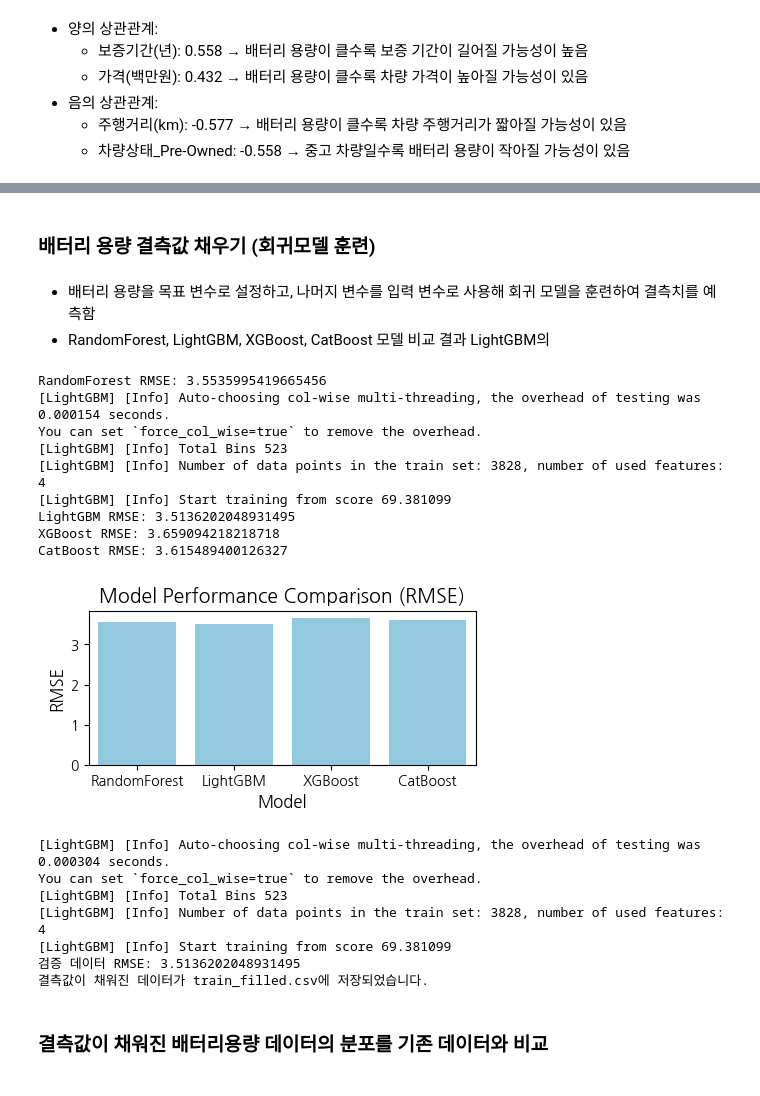
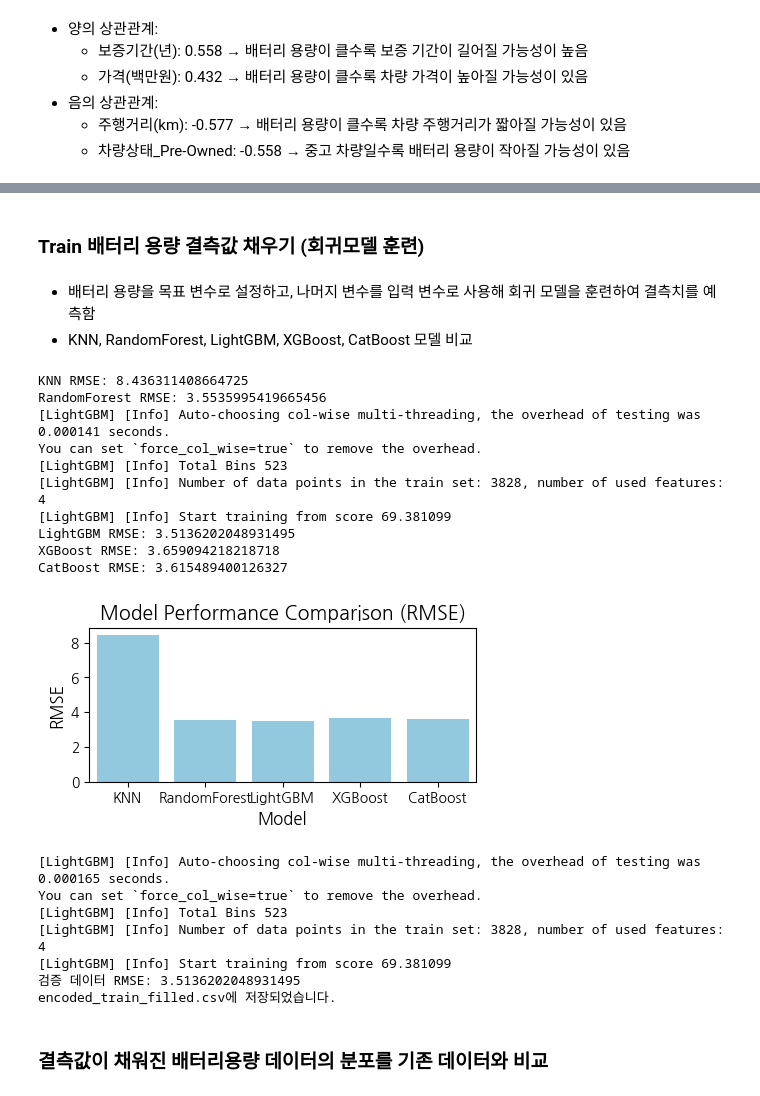
Before and after one commit to Lucypothesis/EV-price-prediction-hackathon, a Jupyter notebook: code/240115-pred02.ipynb, the cells around one changed output, grey strips where cells are left out. Cells and saved outputs as stored; diff of their text form; code cells hidden in the pictures.

```diff
--- a/baseline.ipynb
+++ b/code/240115-pred02.ipynb
@@ -295,10 +316,10 @@ print(correlation_with_battery)
 주행거리(km)          -0.576538
 Name: 배터리용량, dtype: float64
 # %% [markdown]
-### 배터리 용량 결측값 채우기 (회귀모델 훈련)
+### Train 배터리 용량 결측값 채우기 (회귀모델 훈련)
 # %% [markdown]
 - 배터리 용량을 목표 변수로 설정하고, 나머지 변수를 입력 변수로 사용해 회귀 모델을 훈련하여 결측치를 예측함
-- RandomForest, LightGBM, XGBoost, CatBoost 모델 비교 결과 LightGBM의
+- KNN, RandomForest, LightGBM, XGBoost, CatBoost 모델 비교
 # %%
 # 결측값이 없는 데이터와 결측값이 있는 데이터 분리
 train_data_no_na = encoded_data.dropna(subset=['배터리용량']).copy()
@@ -320,41 +341,43 @@ X_train, X_val, y_train, y_val = train_test_split(X, y, test_size=0.2, random_st
 # %%
 # 모델 리스트
 models = {
+    "KNN": KNeighborsRegressor(n_neighbors=5),
     "RandomForest": RandomForestRegressor(random_state=42),
     "LightGBM": LGBMRegressor(random_state=42),
     "XGBoost": XGBRegressor(random_state=42),
     "CatBoost": CatBoostRegressor(random_state=42, verbose=0)
 }
 
 # 결과 저장
 model_performance = {}
 
 # 모델 비교
 for name, model in models.items():
     model.fit(X_train, y_train)
     y_pred = model.predict(X_val)
     rmse = root_mean_squared_error(y_val, y_pred)  # RMSE 계산
     model_performance[name] = rmse
     print(f"{name} RMSE: {rmse}")
 
 # 시각화
 plt.figure(figsize=(5, 2))
 sns.barplot(x=list(model_performance.keys()), y=list(model_performance.values()), color='skyblue')
 plt.title("Model Performance Comparison (RMSE)", fontsize=14)
 plt.ylabel("RMSE", fontsize=12)
 plt.xlabel("Model", fontsize=12)
 plt.show()
 # %% [output]
+KNN RMSE: 8.436311408664725
 RandomForest RMSE: 3.5535995419665456
-[LightGBM] [Info] Auto-choosing col-wise multi-threading, the overhead of testing was 0.000154 seconds.
+[LightGBM] [Info] Auto-choosing col-wise multi-threading, the overhead of testing was 0.000141 seconds.
 You can set `force_col_wise=true` to remove the overhead.
 [LightGBM] [Info] Total Bins 523
 [LightGBM] [Info] Number of data points in the train set: 3828, number of used features: 4
 [LightGBM] [Info] Start training from score 69.381099
 LightGBM RMSE: 3.5136202048931495
 XGBoost RMSE: 3.659094218218718
 CatBoost RMSE: 3.615489400126327
-[figure, old version]
+[figure, new version]
 # %%
 # 회귀 모델 초기화 및 훈련
 model = LGBMRegressor(random_state=42)
@@ -373,15 +396,15 @@ train_data_filled = pd.concat([train_data_no_na, train_data_with_na])
 
 # 채워진 데이터 저장 (필요시)
 train_data_filled.to_csv(path+'/open/encoded_train_filled.csv', index=False)
-print("결측값이 채워진 데이터가 train_filled.csv에 저장되었습니다.")
+print("encoded_train_filled.csv에 저장되었습니다.")
 # %% [output]
-[LightGBM] [Info] Auto-choosing col-wise multi-threading, the overhead of testing was 0.000304 seconds.
+[LightGBM] [Info] Auto-choosing col-wise multi-threading, the overhead of testing was 0.000165 seconds.
 You can set `force_col_wise=true` to remove the overhead.
 [LightGBM] [Info] Total Bins 523
 [LightGBM] [Info] Number of data points in the train set: 3828, number of used features: 4
 [LightGBM] [Info] Start training from score 69.381099
 검증 데이터 RMSE: 3.5136202048931495
-결측값이 채워진 데이터가 train_filled.csv에 저장되었습니다.
+encoded_train_filled.csv에 저장되었습니다.
 # %% [markdown]
 ###  결측값이 채워진 배터리용량 데이터의 분포를 기존 데이터와 비교
 # %%
```
Also changed, not shown: parts of 29 cells of this notebook, 11 other files.
